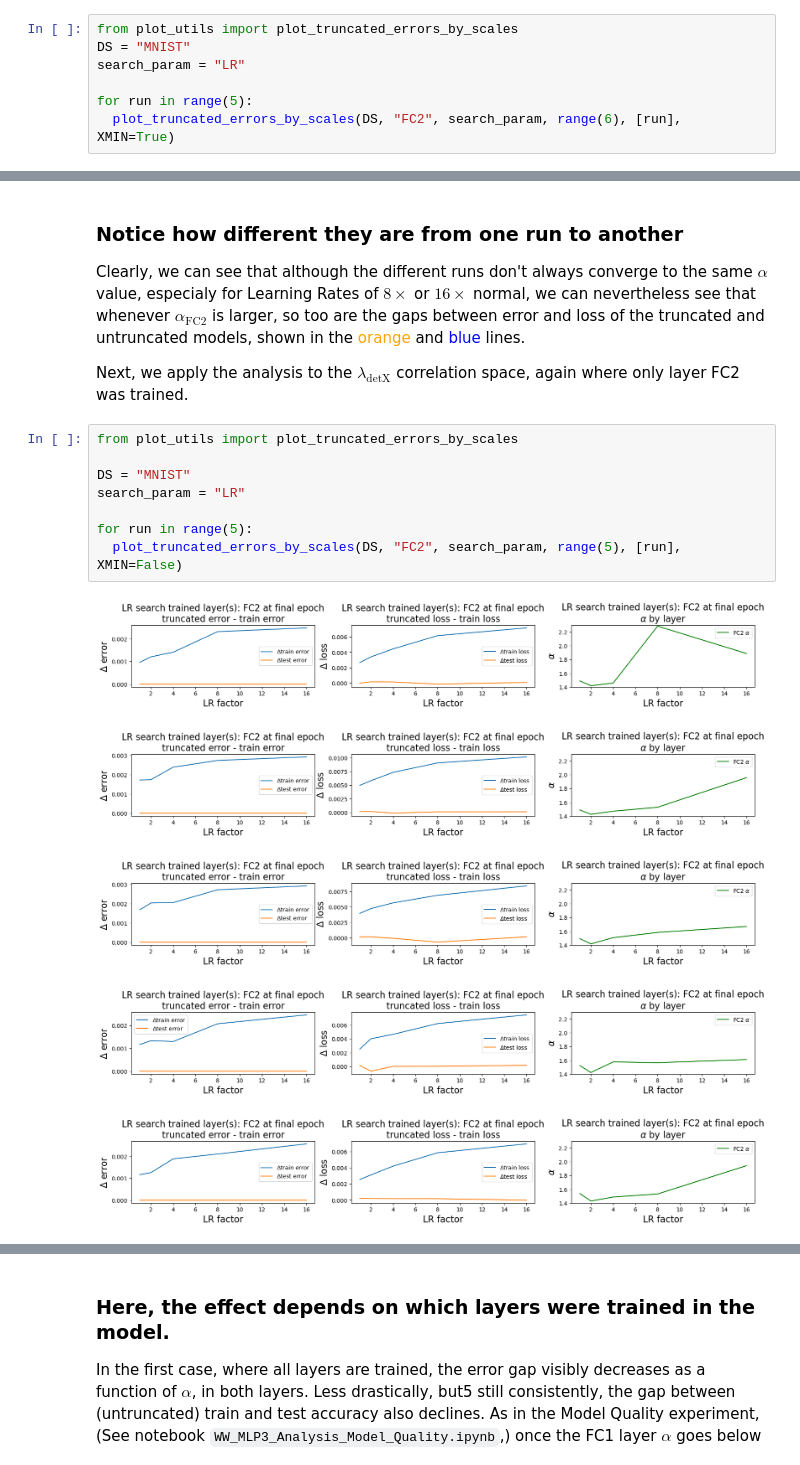
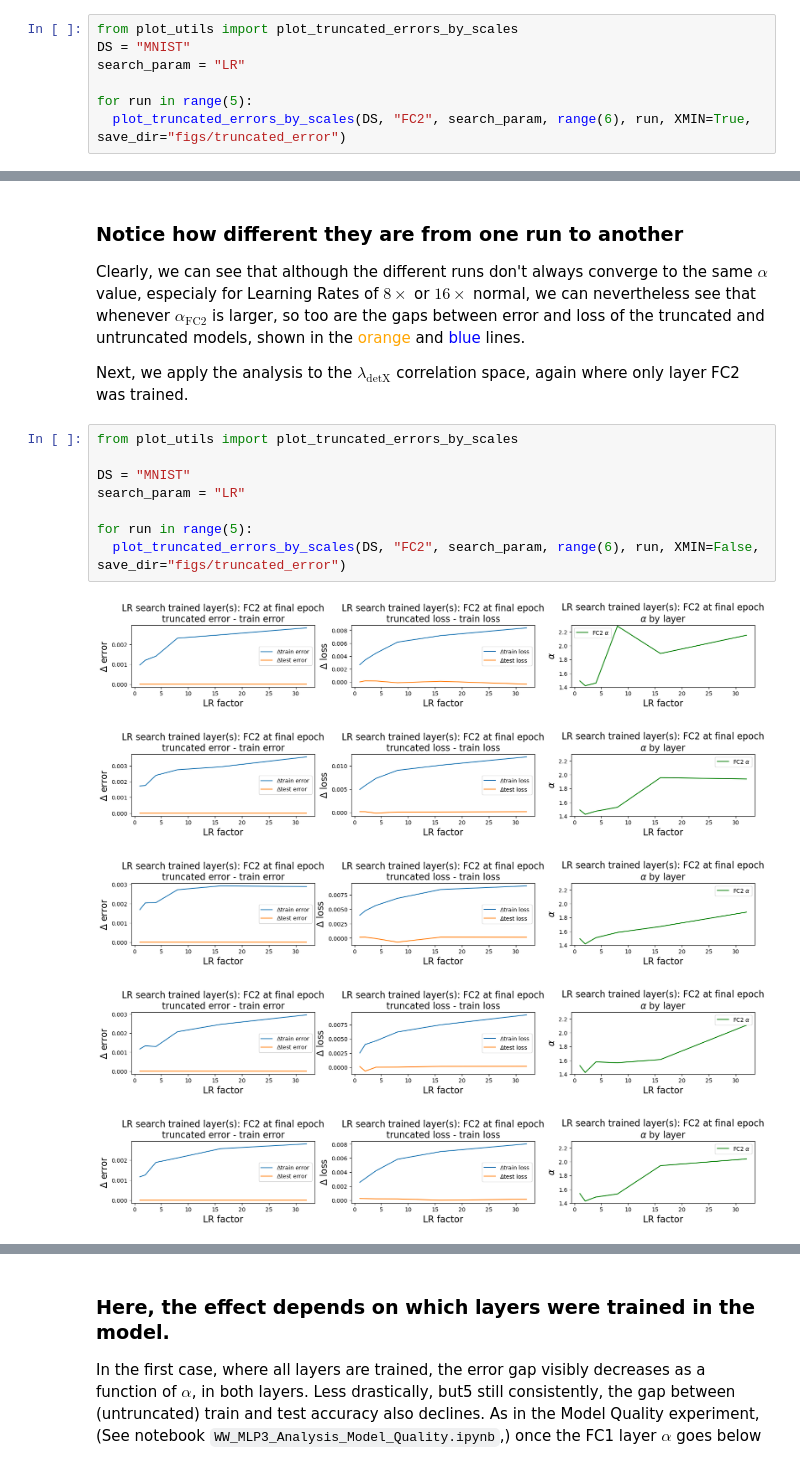
Before and after one commit to charlesmartin14/SETOL_experiments, a Jupyter notebook: notebooks/WW_MLP3_Analysis_Effective_Correlation_Space.ipynb, the cells around one changed output, grey strips where cells are left out. Saved outputs shown, nothing was run; the diff lists cells and outputs as text.

Commit message:
Replotted truncated error plots

```diff
--- a/notebooks/WW_MLP3_Analysis_Effective_Correlation_Space.ipynb
+++ b/notebooks/WW_MLP3_Analysis_Effective_Correlation_Space.ipynb
@@ -140,7 +140,7 @@ DS = "MNIST"
 search_param = "LR"
 
 for run in range(5):
-  plot_truncated_errors_by_scales(DS, "FC2", search_param, range(6), [run], XMIN=True)
+  plot_truncated_errors_by_scales(DS, "FC2", search_param, range(6), run, XMIN=True, save_dir="figs/truncated_error")
 # %% [output]
 [figure]
 [figure]
@@ -156,15 +156,15 @@ Next, we apply the analysis to the $\lambda_\mbox{detX}$ correlation space, agai
 # %%
 from plot_utils import plot_truncated_errors_by_scales
 
 DS = "MNIST"
 search_param = "LR"
 
 for run in range(5):
-  plot_truncated_errors_by_scales(DS, "FC2", search_param, range(5), [run], XMIN=False)
+  plot_truncated_errors_by_scales(DS, "FC2", search_param, range(6), run, XMIN=False, save_dir="figs/truncated_error")
 # %% [output]
-[figure, old version]
+[figure, new version]
-[figure, old version]
+[figure, new version]
-[figure, old version]
+[figure, new version]
-[figure, old version]
+[figure, new version]
-[figure, old version]
+[figure, new version]
 # %% [markdown]
```
Also changed, not shown: parts of 7 cells of this notebook.
